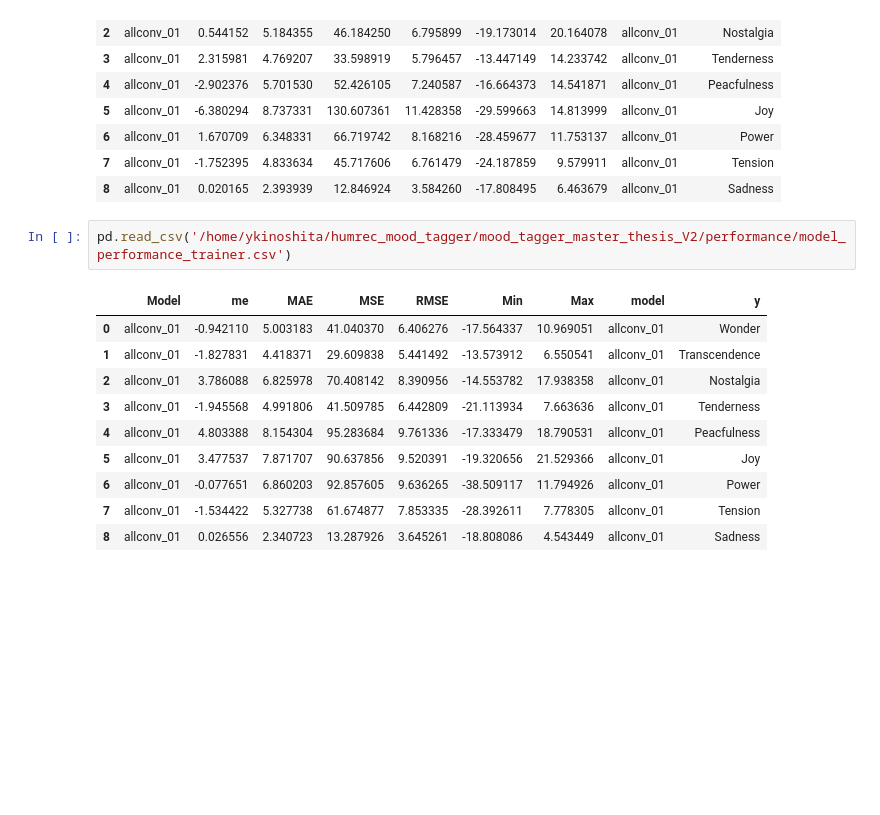
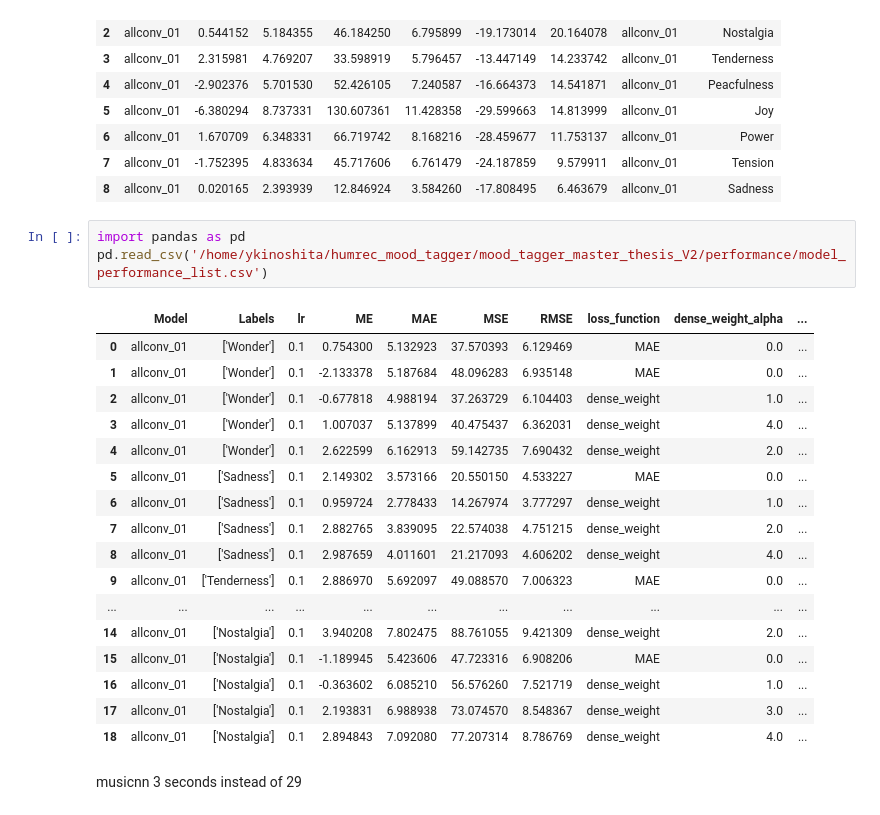
Before and after one commit to JPNMint/automatic_music_mood_tagging, a Jupyter notebook: mood_tagger_master_thesis_V2/results.ipynb, the cells around one changed output. Cells and saved outputs as stored; diff of their text form; blank space fills up the shorter version.

Commit message:
improved save csv, implemented denseweight package

```diff
--- a/mood_tagger_master_thesis_V2/results.ipynb
+++ b/mood_tagger_master_thesis_V2/results.ipynb
@@ -135,15 +135,25 @@ pd.read_csv('/home/ykinoshita/humrec_mood_tagger/mood_tagger_master_thesis_V2/pe
 | 7 | allconv_01 | -1.752395 | 4.833634 | 45.717606 | 6.761479 | -24.187859 | 9.579911 | allconv_01 | Tension |
 | 8 | allconv_01 | 0.020165 | 2.393939 | 12.846924 | 3.584260 | -17.808495 | 6.463679 | allconv_01 | Sadness |
 # %%
-pd.read_csv('/home/ykinoshita/humrec_mood_tagger/mood_tagger_master_thesis_V2/performance/model_performance_trainer.csv')
+import pandas as pd
+pd.read_csv('/home/ykinoshita/humrec_mood_tagger/mood_tagger_master_thesis_V2/performance/model_performance_list.csv')
 # %% [output]
-|  | Model | me | MAE | MSE | RMSE | Min | Max | model | y |
-| 0 | allconv_01 | -0.942110 | 5.003183 | 41.040370 | 6.406276 | -17.564337 | 10.969051 | allconv_01 | Wonder |
-| 1 | allconv_01 | -1.827831 | 4.418371 | 29.609838 | 5.441492 | -13.573912 | 6.550541 | allconv_01 | Transcendence |
-| 2 | allconv_01 | 3.786088 | 6.825978 | 70.408142 | 8.390956 | -14.553782 | 17.938358 | allconv_01 | Nostalgia |
-| 3 | allconv_01 | -1.945568 | 4.991806 | 41.509785 | 6.442809 | -21.113934 | 7.663636 | allconv_01 | Tenderness |
-| 4 | allconv_01 | 4.803388 | 8.154304 | 95.283684 | 9.761336 | -17.333479 | 18.790531 | allconv_01 | Peacfulness |
-| 5 | allconv_01 | 3.477537 | 7.871707 | 90.637856 | 9.520391 | -19.320656 | 21.529366 | allconv_01 | Joy |
-| 6 | allconv_01 | -0.077651 | 6.860203 | 92.857605 | 9.636265 | -38.509117 | 11.794926 | allconv_01 | Power |
-| 7 | allconv_01 | -1.534422 | 5.327738 | 61.674877 | 7.853335 | -28.392611 | 7.778305 | allconv_01 | Tension |
-| 8 | allconv_01 | 0.026556 | 2.340723 | 13.287926 | 3.645261 | -18.808086 | 4.543449 | allconv_01 | Sadness |
+|  | Model | Labels | lr | ME | MAE | MSE | RMSE | loss_function | dense_weight_alpha | ... |
+| 0 | allconv_01 | ['Wonder'] | 0.1 | 0.754300 | 5.132923 | 37.570393 | 6.129469 | MAE | 0.0 | ... |
+| 1 | allconv_01 | ['Wonder'] | 0.1 | -2.133378 | 5.187684 | 48.096283 | 6.935148 | MAE | 0.0 | ... |
+| 2 | allconv_01 | ['Wonder'] | 0.1 | -0.677818 | 4.988194 | 37.263729 | 6.104403 | dense_weight | 1.0 | ... |
+| 3 | allconv_01 | ['Wonder'] | 0.1 | 1.007037 | 5.137899 | 40.475437 | 6.362031 | dense_weight | 4.0 | ... |
+| 4 | allconv_01 | ['Wonder'] | 0.1 | 2.622599 | 6.162913 | 59.142735 | 7.690432 | dense_weight | 2.0 | ... |
+| 5 | allconv_01 | ['Sadness'] | 0.1 | 2.149302 | 3.573166 | 20.550150 | 4.533227 | MAE | 0.0 | ... |
+| 6 | allconv_01 | ['Sadness'] | 0.1 | 0.959724 | 2.778433 | 14.267974 | 3.777297 | dense_weight | 1.0 | ... |
+| 7 | allconv_01 | ['Sadness'] | 0.1 | 2.882765 | 3.839095 | 22.574038 | 4.751215 | dense_weight | 2.0 | ... |
+| 8 | allconv_01 | ['Sadness'] | 0.1 | 2.987659 | 4.011601 | 21.217093 | 4.606202 | dense_weight | 4.0 | ... |
+| 9 | allconv_01 | ['Tenderness'] | 0.1 | 2.886970 | 5.692097 | 49.088570 | 7.006323 | MAE | 0.0 | ... |
+| ... | ... | ... | ... | ... | ... | ... | ... | ... | ... | ... |
+| 14 | allconv_01 | ['Nostalgia'] | 0.1 | 3.940208 | 7.802475 | 88.761055 | 9.421309 | dense_weight | 2.0 | ... |
+| 15 | allconv_01 | ['Nostalgia'] | 0.1 | -1.189945 | 5.423606 | 47.723316 | 6.908206 | MAE | 0.0 | ... |
+| 16 | allconv_01 | ['Nostalgia'] | 0.1 | -0.363602 | 6.085210 | 56.576260 | 7.521719 | dense_weight | 1.0 | ... |
+| 17 | allconv_01 | ['Nostalgia'] | 0.1 | 2.193831 | 6.988938 | 73.074570 | 8.548367 | dense_weight | 3.0 | ... |
+| 18 | allconv_01 | ['Nostalgia'] | 0.1 | 2.894843 | 7.092080 | 77.207314 | 8.786769 | dense_weight | 4.0 | ... |
+# %% [markdown]
+musicnn 3 seconds instead of 29
```
Also changed, not shown: 15 other files.
